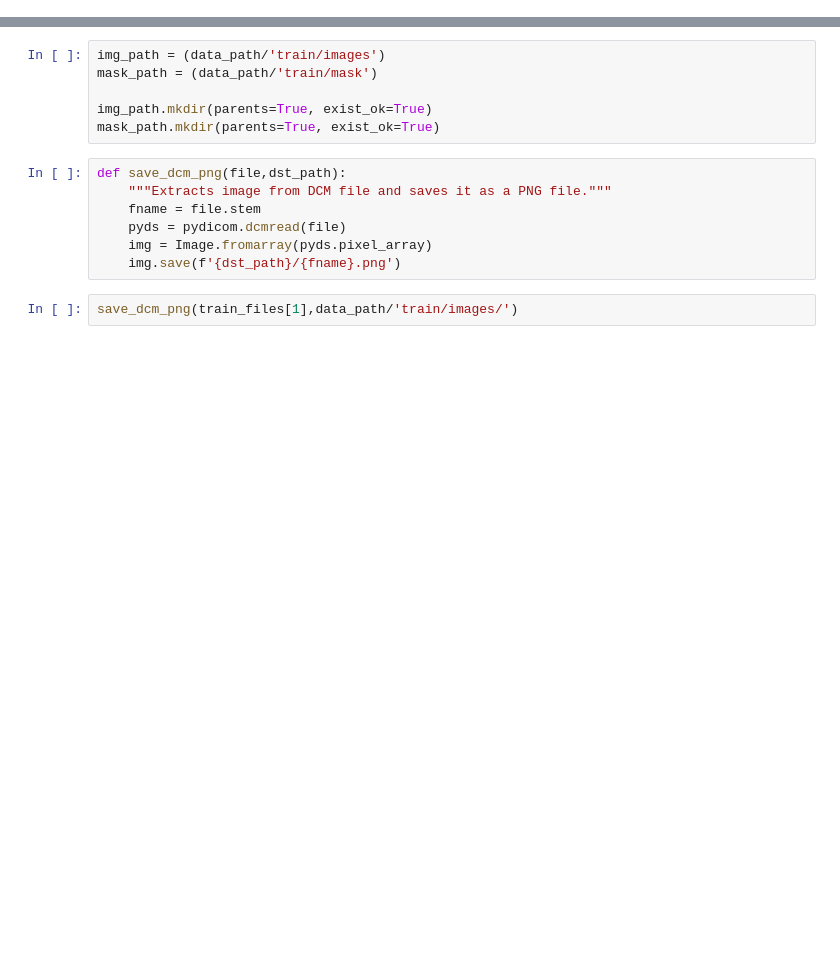
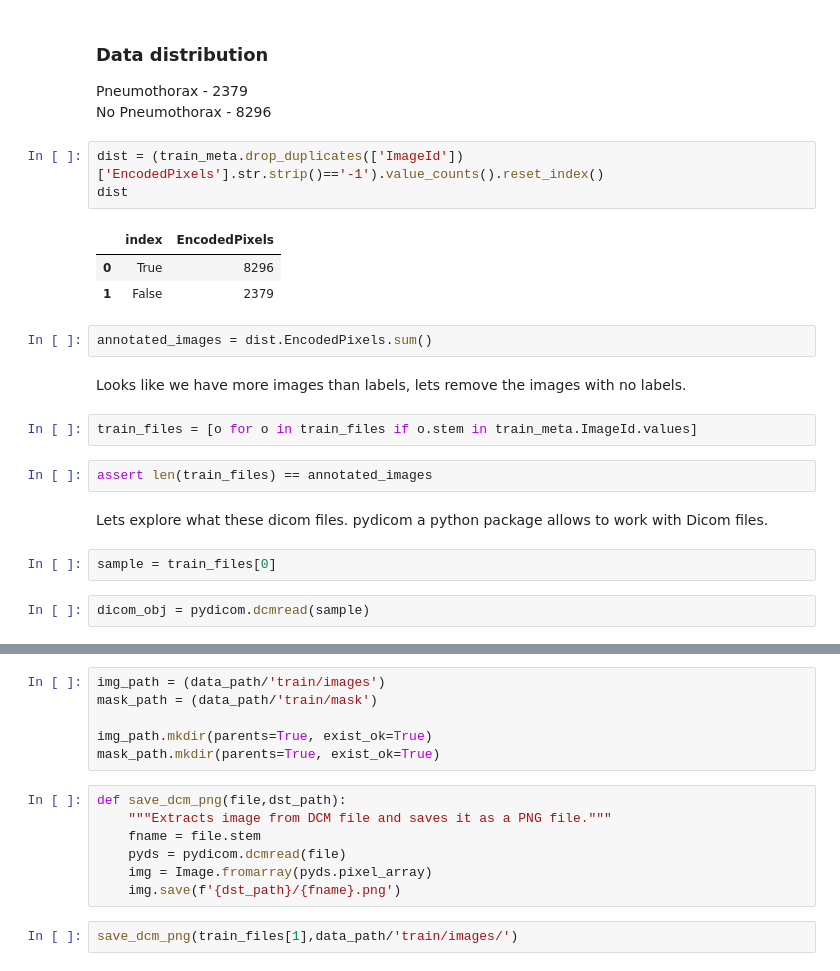
Before and after one commit to jarvislabsai/siim-acr, a Jupyter notebook: DataExploration.ipynb, the cells around one changed output, grey strips where cells are left out. Cells and saved outputs as stored; diff of their text form; blank space fills up the shorter version.

```diff
--- a/DataExploration.ipynb
+++ b/DataExploration.ipynb
@@ -43,0 +111,26 @@ train_files = list(train_path.glob('*/*/*.dcm'))
+# %% [markdown]
+### Data distribution
+
+Pneumothorax - 2379 \
+No Pneumothorax - 8296
+# %%
+dist = (train_meta.drop_duplicates(['ImageId'])['EncodedPixels'].str.strip()=='-1').value_counts().reset_index()
+dist
+# %% [output]
+|  | index | EncodedPixels |
+| 0 | True | 8296 |
+| 1 | False | 2379 |
+# %%
+annotated_images = dist.EncodedPixels.sum()
+# %% [markdown]
+Looks like we have more images than labels, lets remove the images with no labels.
+# %%
+train_files = [o for o in train_files if o.stem in train_meta.ImageId.values]
+# %%
+assert len(train_files) == annotated_images
+# %% [markdown]
+Lets explore what these dicom files. pydicom a python package allows to work with Dicom files.
+# %%
+sample = train_files[0]
+# %%
+dicom_obj = pydicom.dcmread(sample)
```
Also changed, not shown: parts of 28 cells of this notebook, 2 other files.
